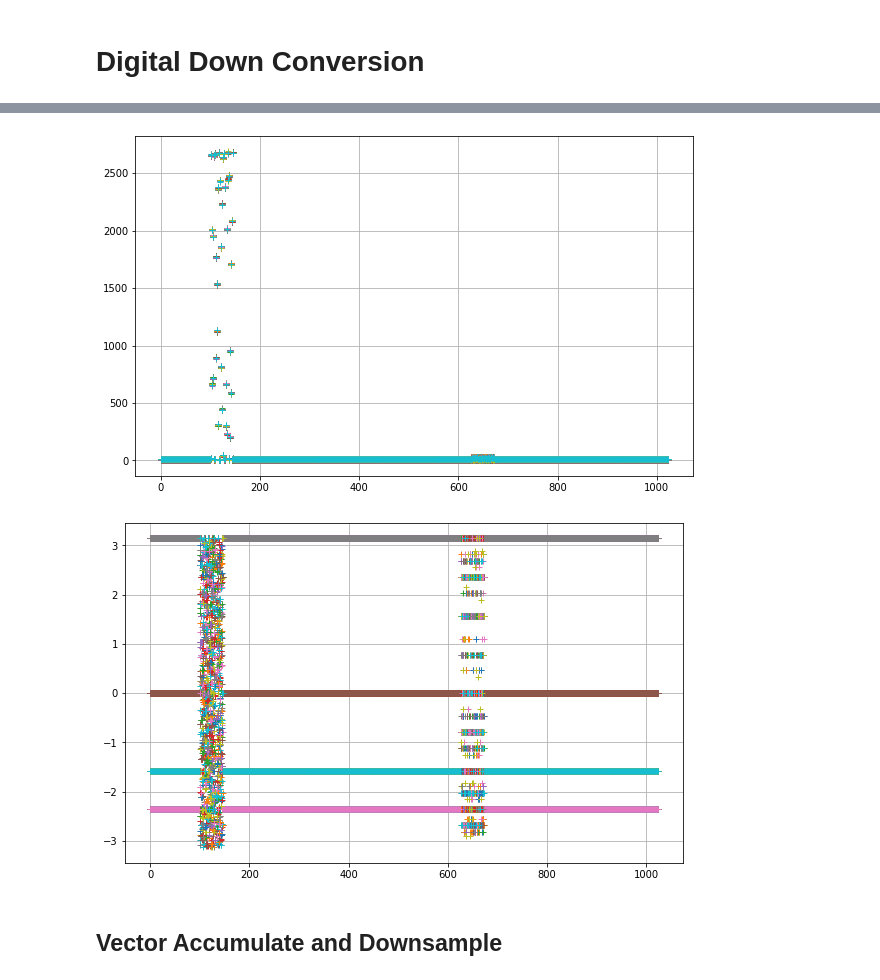
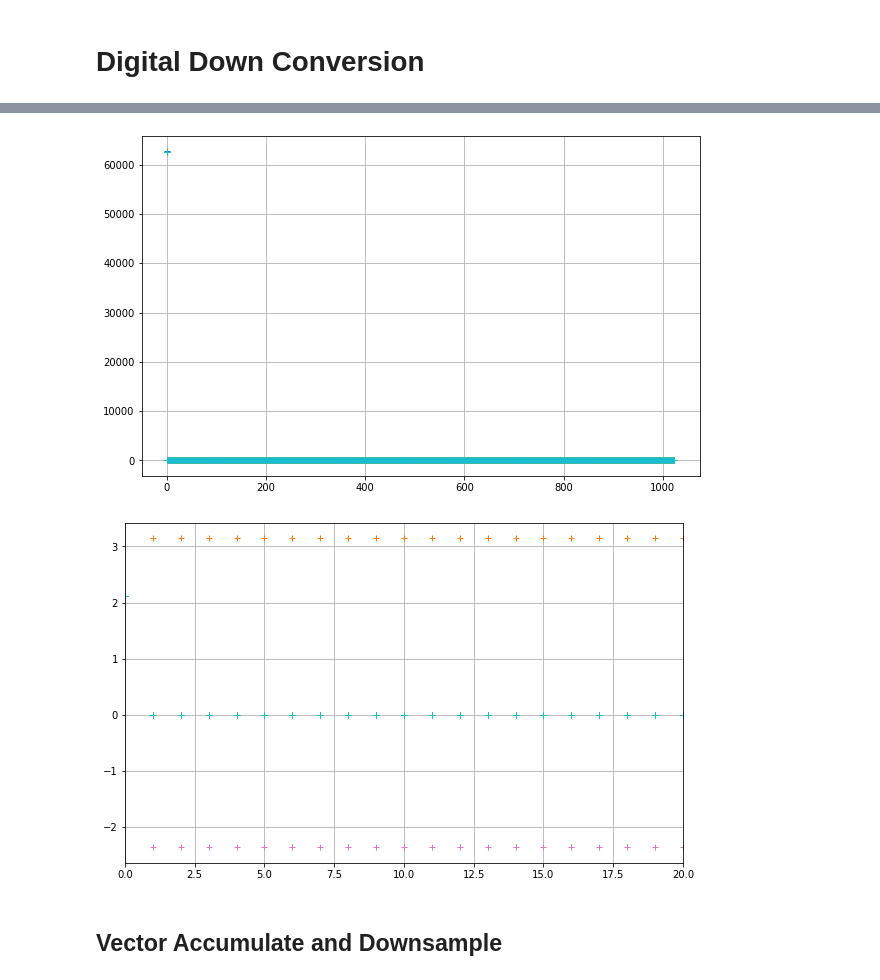
Before and after one commit to realtimeradio/umanc, a Jupyter notebook: souk/BLAST-Firmware-casperfpga.ipynb, the cells around one changed output, grey strips where cells are left out. Saved outputs shown, nothing was run; the diff lists cells and outputs as text; code cells hidden in the pictures.

```diff
--- a/souk/BLAST-Firmware-casperfpga.ipynb
+++ b/souk/BLAST-Firmware-casperfpga.ipynb
@@ -17,8 +17,8 @@ print("casperfpga version: %s" % casperfpga.__version__)
 # %% [output]
 casperfpga version: 0.4.4.dev1039+rfsoc.8a917ae
 # %%
-FPG = "/home/jackh/src/umanc/souk/blast_module_casperize/outputs/blast_module_casperize_2022-05-01_1437.fpg"
-ZCU111_HOST = "192.168.2.99"
+FPG = "/home/jackh/src/umanc/souk/blast_module_casperize/outputs/blast_module_casperize_2022-05-09_1213.fpg"
+ZCU111_HOST = "zcu111"
 LMKFILE = "122M88_PL_122M88_SYSREF_7M68_clk5_12M8.txt"
 LMXFILE = "LMX_REF_122M88_OUT_245M76.txt"
 ADC_SAMPLE_RATE_MHZ = 3932.16
@@ -512,19 +551,23 @@ def get_ddc_data():
 # %%
 ddc_IQ_dat = get_ddc_data()
 
-Iddc_f = ddc_IQ_dat.real[0:1024]
-Qddc_f = ddc_IQ_dat.imag[0:1024]
+ddc = ddc_IQ_dat[0::1024]
 
 plt.figure(figsize=(8,5))
 
 #plt.plot(Iddc_f[50:150],label='I')
 #plt.plot(Qddc_f[50:150],label='Q')
-plt.plot(Iddc_f,label='I')
-plt.plot(Qddc_f,label='Q')
+plt.plot(np.abs(ddc),label='abs')
+#plt.plot(ddc.imag,label='Q')
 plt.legend()
 plt.show()
 
 plt.figure()
-plt.plot(abs(Iddc_f+1j*Iddc_f)[30:60],"+")
+plt.plot(np.abs(ddc),"+")
 plt.show()
+
+plt.figure()
+plt.plot(np.angle(ddc),"+")
+plt.ylim(-3.15, 3.15)
+plt.show()
 # %% [output]
@@ -533,34 +577,34 @@ plt.show()
 # %%
 plt.figure(figsize=(1.25*8,1.25*5))
 
 for n in range(50):
     sleep(0.005)
     ddc_IQ_dat = get_ddc_data()
 
     Iddc_f = ddc_IQ_dat.real[0:1024]
     Qddc_f = ddc_IQ_dat.imag[0:1024]
 
     plt.plot(abs(Iddc_f+1j*Qddc_f),"+")
     #plt.xlim(210,230)
 plt.grid()
 
 plt.figure(figsize=(1.25*8,1.25*5))
 
 for n in range(50):
     sleep(0.005)
     ddc_IQ_dat = get_ddc_data()
 
     Iddc_f = ddc_IQ_dat.real[0:1024]
     Qddc_f = ddc_IQ_dat.imag[0:1024]
 
     plt.plot(np.angle(Iddc_f+1j*Qddc_f),"+")
-    #plt.xlim(210,230)
+    plt.xlim(0,20)
 plt.grid()
 
 plt.show()
 # %% [output]
-[figure, old version]
+[figure, new version]
-[figure, old version]
+[figure, new version]
 # %% [markdown]
 ## Vector Accumulate and Downsample
 # %%
```
Also changed, not shown: parts of 20 cells of this notebook.
